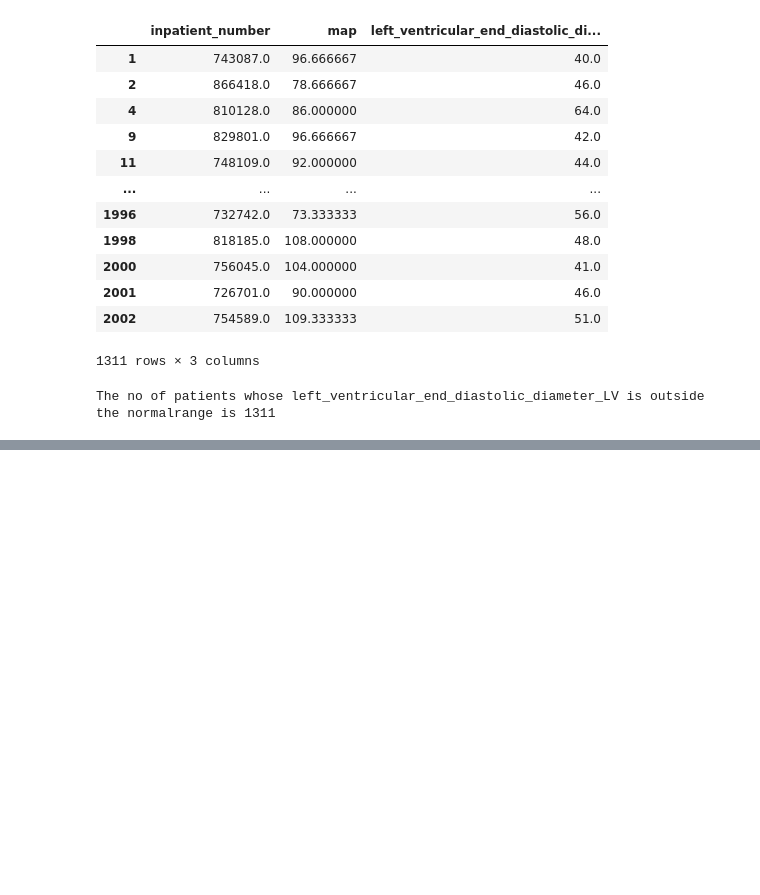
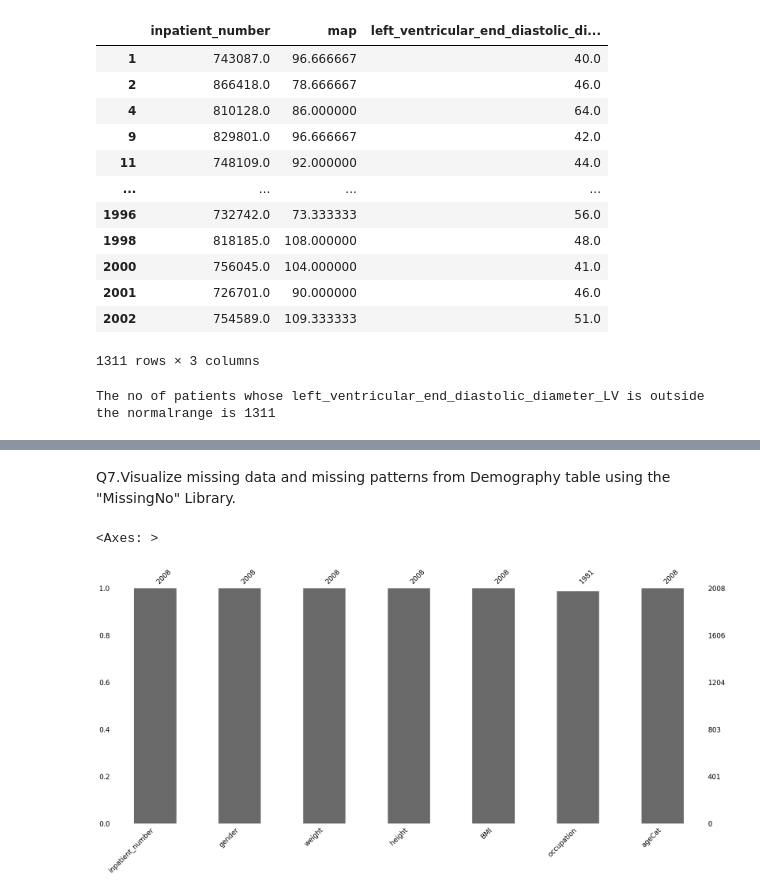
Before and after one commit to Moinandy6/Team9_Py-Stars_Python-Hackathon_Apr24, a Jupyter notebook: Questions1-16.ipynb, the cells around one changed output, grey strips where cells are left out. Drawn from its saved outputs; the diff is of its cells as text; code cells hidden in the pictures; blank space fills up the shorter version.

```diff
--- a/Questions1-16.ipynb
+++ b/Questions1-16.ipynb
@@ -562,0 +603,14 @@ The no of patients whose left_ventricular_end_diastolic_diameter_LV is outside t
+# %% [markdown]
+Q7.Visualize missing data and missing patterns from Demography table using the "MissingNo" Library.
+# %%
+import missingno as msno
+
+# Loading the dataset
+df_missing=pd.read_excel("Cardiac_Outcomes.xlsx","Demography")
+# Visualize the number of missing
+# values as a bar chart
+msno.bar(df_missing)
+#msno.heatmap(df_missing)
+# %% [output]
+<Axes: >
+[figure, added]
```
Also changed, not shown: parts of 11 cells of this notebook.
